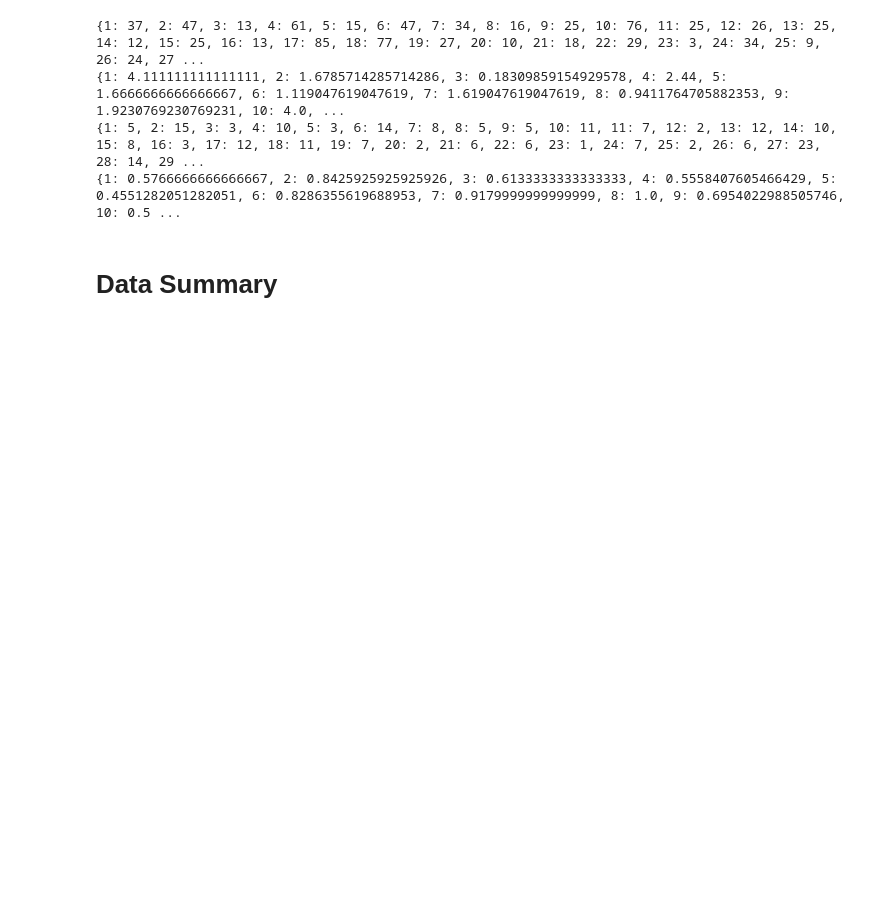
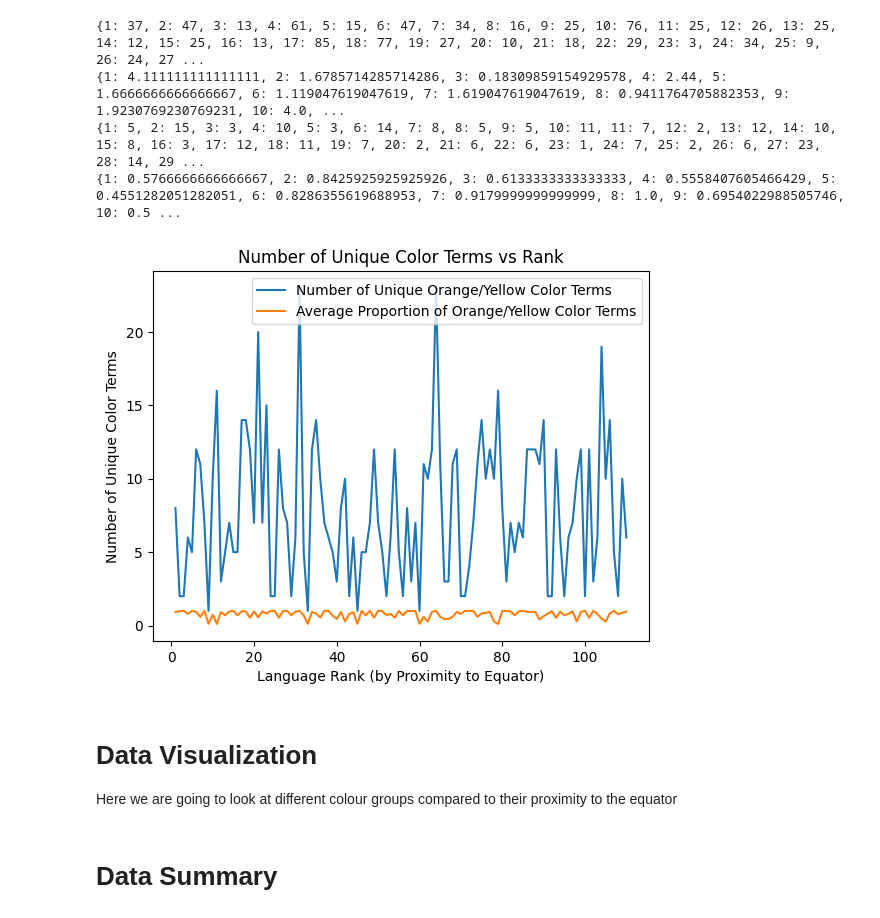
Before and after one commit to ezrarp/WCS_COG260, a Jupyter notebook: main.ipynb, the cells around one changed output. Drawn from its saved outputs; the diff is of its cells as text; code cells hidden in the pictures; blank space fills up the shorter version.

```diff
--- a/main.ipynb
+++ b/main.ipynb
@@ -499,6 +568,33 @@ print(avg_oy_proportions)
 {1: 4.111111111111111, 2: 1.6785714285714286, 3: 0.18309859154929578, 4: 2.44, 5: 1.6666666666666667, 6: 1.119047619047619, 7: 1.619047619047619, 8: 0.9411764705882353, 9: 1.9230769230769231, 10: 4.0, ...
 {1: 5, 2: 15, 3: 3, 4: 10, 5: 3, 6: 14, 7: 8, 8: 5, 9: 5, 10: 11, 11: 7, 12: 2, 13: 12, 14: 10, 15: 8, 16: 3, 17: 12, 18: 11, 19: 7, 20: 2, 21: 6, 22: 6, 23: 1, 24: 7, 25: 2, 26: 6, 27: 23, 28: 14, 29 ...
 {1: 0.5766666666666667, 2: 0.8425925925925926, 3: 0.6133333333333333, 4: 0.5558407605466429, 5: 0.4551282051282051, 6: 0.8286355619688953, 7: 0.9179999999999999, 8: 1.0, 9: 0.6954022988505746, 10: 0.5 ...
+# %%
+# visualise the data but for orange/yellow color terms
+
+ranked_oy_chip_terms = []
+ranked_avg_oy_proportions = []
+
+for language in ranked_languages:
+    ranked_oy_chip_terms.append(oy_chip_terms[language])
+    ranked_avg_oy_proportions.append(avg_oy_proportions[language])
+
+ranked_oy_chip_terms = np.array(ranked_oy_chip_terms)
+ranked_avg_oy_proportions = np.array(ranked_avg_oy_proportions)
+
+# plot this data
+x = [i for i in range(1, 111)]
+plt.plot(x, ranked_oy_chip_terms, label='Number of Unique Orange/Yellow Color Terms')
+plt.plot(x, ranked_avg_oy_proportions, label='Average Proportion of Orange/Yellow Color Terms')
+plt.xlabel('Language Rank (by Proximity to Equator)')
+plt.ylabel('Number of Unique Color Terms')
+plt.title('Number of Unique Color Terms vs Rank')
+plt.legend()
+plt.show()
+# %% [output]
+[figure, added]
+# %% [markdown]
+# Data Visualization
+Here we are going to look at different colour groups compared to their proximity to the equator
 # %% [markdown]
 # Data Summary
 # %%
```
Also changed, not shown: parts of 3 cells of this notebook.
